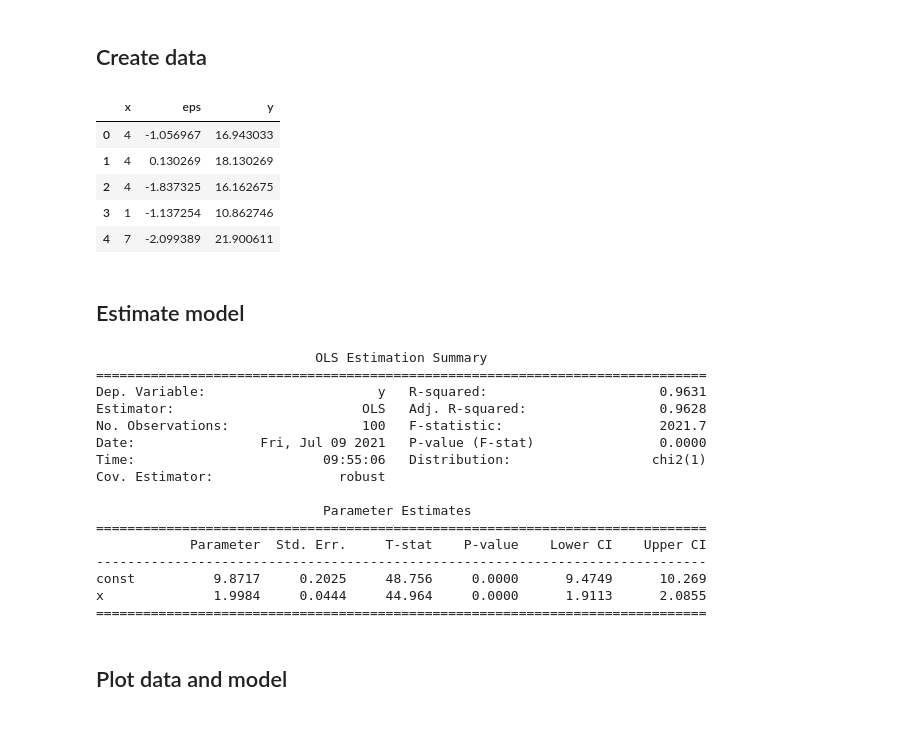
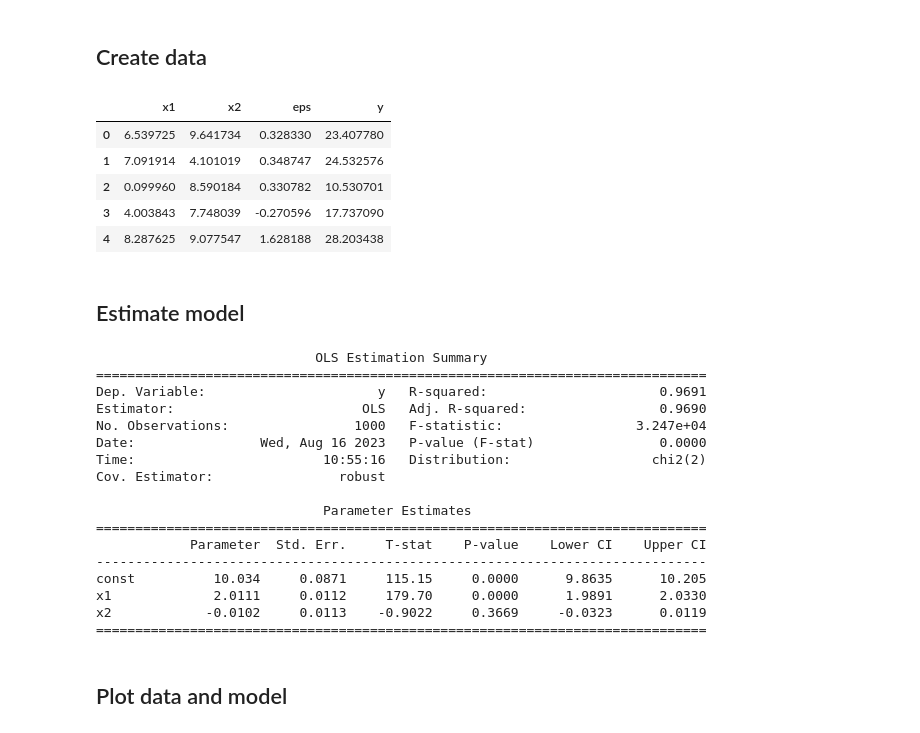
Before and after one commit to mlamlamla/estimating_empirical_models, a Jupyter notebook: 01_OLS.ipynb, the cells around one changed output. Saved outputs shown, nothing was run; the diff lists cells and outputs as text; code cells hidden in the pictures.

```diff
--- a/01_OLS.ipynb
+++ b/01_OLS.ipynb
@@ -12,48 +12,52 @@ import evaluation_functions
 ## Create data
 # %%
 # Create data
-df_data = pd.DataFrame(index=range(100))
+df_data = pd.DataFrame(index=range(1000))
 a_true = 10.
-b_true = 2.
+b1_true = 2.
+b2_true = 0.
 sigma = 1.
-df_data['x'] = np.random.randint(0, 10, df_data.shape[0])
+df_data['x1'] = np.random.uniform(0, 10, df_data.shape[0])
+df_data['x2'] = np.random.uniform(0, 10, df_data.shape[0]) # not important
 df_data['eps'] = np.random.normal(0, sigma, df_data.shape[0])
-df_data['y'] = a_true + b_true*df_data['x'] + df_data['eps']
+df_data['y'] = a_true + b1_true*df_data['x1'] + b2_true*df_data['x2'] + df_data['eps']
 df_data.head()
 # %% [output]
-|  | x | eps | y |
-| 0 | 4 | -1.056967 | 16.943033 |
-| 1 | 4 | 0.130269 | 18.130269 |
-| 2 | 4 | -1.837325 | 16.162675 |
-| 3 | 1 | -1.137254 | 10.862746 |
-| 4 | 7 | -2.099389 | 21.900611 |
+|  | x1 | x2 | eps | y |
+| 0 | 6.539725 | 9.641734 | 0.328330 | 23.407780 |
+| 1 | 7.091914 | 4.101019 | 0.348747 | 24.532576 |
+| 2 | 0.099960 | 8.590184 | 0.330782 | 10.530701 |
+| 3 | 4.003843 | 7.748039 | -0.270596 | 17.737090 |
+| 4 | 8.287625 | 9.077547 | 1.628188 | 28.203438 |
 # %% [markdown]
 ## Estimate model
 # %%
-exog = df_data['x']
+exog = df_data[['x1','x2']]
 exog = sm.add_constant(exog)
 endog = df_data['y']
 mod = OLS(endog, exog) #, entity_effects=True,time_effects=True)
 res = mod.fit() #cov_type='clustered', cluster_entity=True)
 a_est = res.params[0]
-b_est = res.params[1]
+b1_est = res.params[1]
+b2_est = res.params[2]
 print(res)
 # %% [output]
                             OLS Estimation Summary
 ==============================================================================
-Dep. Variable:                      y   R-squared:                      0.9631
-Estimator:                        OLS   Adj. R-squared:                 0.9628
-No. Observations:                 100   F-statistic:                    2021.7
-Date:                Fri, Jul 09 2021   P-value (F-stat)                0.0000
-Time:                        09:55:06   Distribution:                  chi2(1)
+Dep. Variable:                      y   R-squared:                      0.9691
+Estimator:                        OLS   Adj. R-squared:                 0.9690
+No. Observations:                1000   F-statistic:                 3.247e+04
+Date:                Wed, Aug 16 2023   P-value (F-stat)                0.0000
+Time:                        10:55:16   Distribution:                  chi2(2)
 Cov. Estimator:                robust
 
                              Parameter Estimates
 ==============================================================================
             Parameter  Std. Err.     T-stat    P-value    Lower CI    Upper CI
 ------------------------------------------------------------------------------
-const          9.8717     0.2025     48.756     0.0000      9.4749      10.269
-x              1.9984     0.0444     44.964     0.0000      1.9113      2.0855
+const          10.034     0.0871     115.15     0.0000      9.8635      10.205
+x1             2.0111     0.0112     179.70     0.0000      1.9891      2.0330
+x2            -0.0102     0.0113    -0.9022     0.3669     -0.0323      0.0119
 ==============================================================================
 # %% [markdown]
 ## Plot data and model
```
Also changed, not shown: parts of 2 cells of this notebook, 5 other files.
